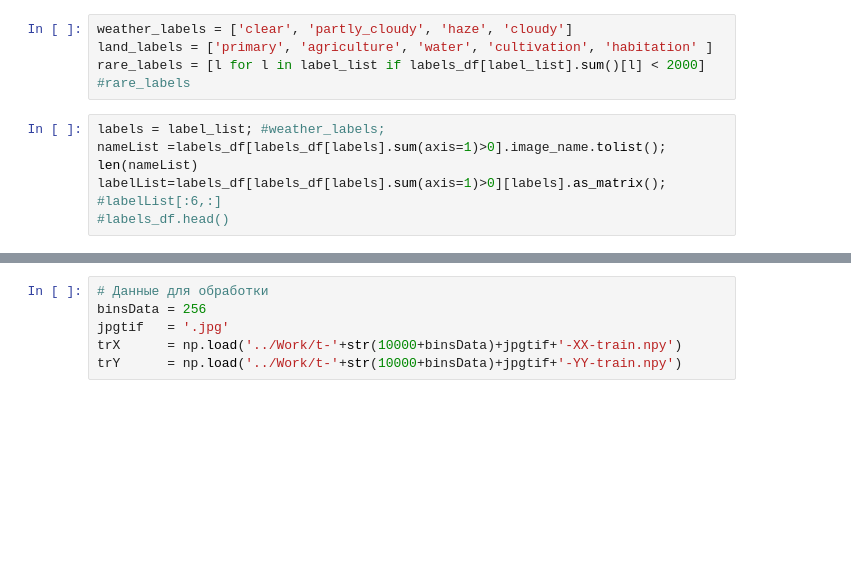
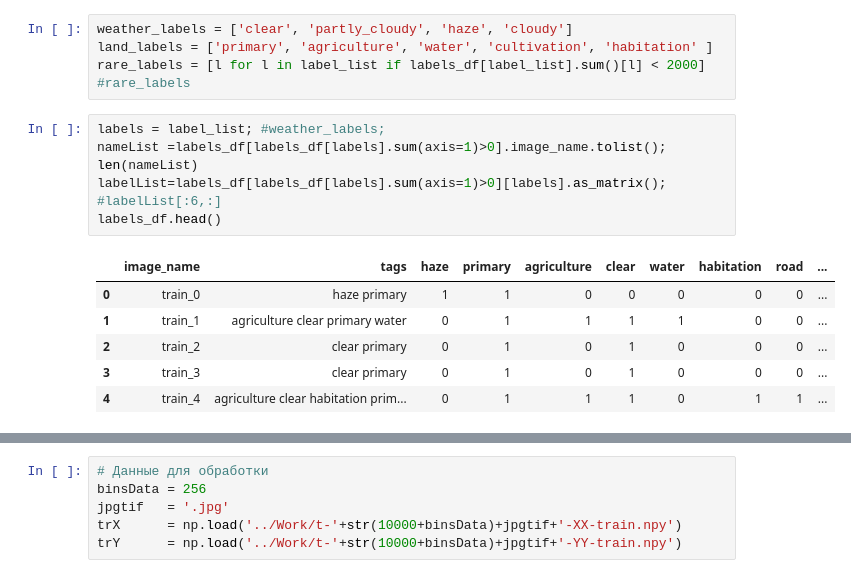
Before and after one commit to SorokinV/Kaggle-2017-04-Brazil-Amazon, a Jupyter notebook: Jupyter/a-basin-2D-V3-XGB-RUN1.ipynb, the cells around one changed output, grey strips where cells are left out. Drawn from its saved outputs; the diff is of its cells as text; blank space fills up the shorter version.

```diff
--- a/Jupyter/a-basin-2D-V3-XGB-RUN1.ipynb
+++ b/Jupyter/a-basin-2D-V3-XGB-RUN1.ipynb
@@ -62,6 +62,13 @@ rare_labels = [l for l in label_list if labels_df[label_list].sum()[l] < 2000]
 # %%
 labels = label_list; #weather_labels;
 nameList =labels_df[labels_df[labels].sum(axis=1)>0].image_name.tolist(); len(nameList)
 labelList=labels_df[labels_df[labels].sum(axis=1)>0][labels].as_matrix();
 #labelList[:6,:]
-#labels_df.head()
+labels_df.head()
+# %% [output]
+|  | image_name | tags | haze | primary | agriculture | clear | water | habitation | road | ... |
+| 0 | train_0 | haze primary | 1 | 1 | 0 | 0 | 0 | 0 | 0 | ... |
+| 1 | train_1 | agriculture clear primary water | 0 | 1 | 1 | 1 | 1 | 0 | 0 | ... |
+| 2 | train_2 | clear primary | 0 | 1 | 0 | 1 | 0 | 0 | 0 | ... |
+| 3 | train_3 | clear primary | 0 | 1 | 0 | 1 | 0 | 0 | 0 | ... |
+| 4 | train_4 | agriculture clear habitation prim... | 0 | 1 | 1 | 1 | 0 | 1 | 1 | ... |
```
Also changed, not shown: parts of 5 cells of this notebook, 2 other files.
